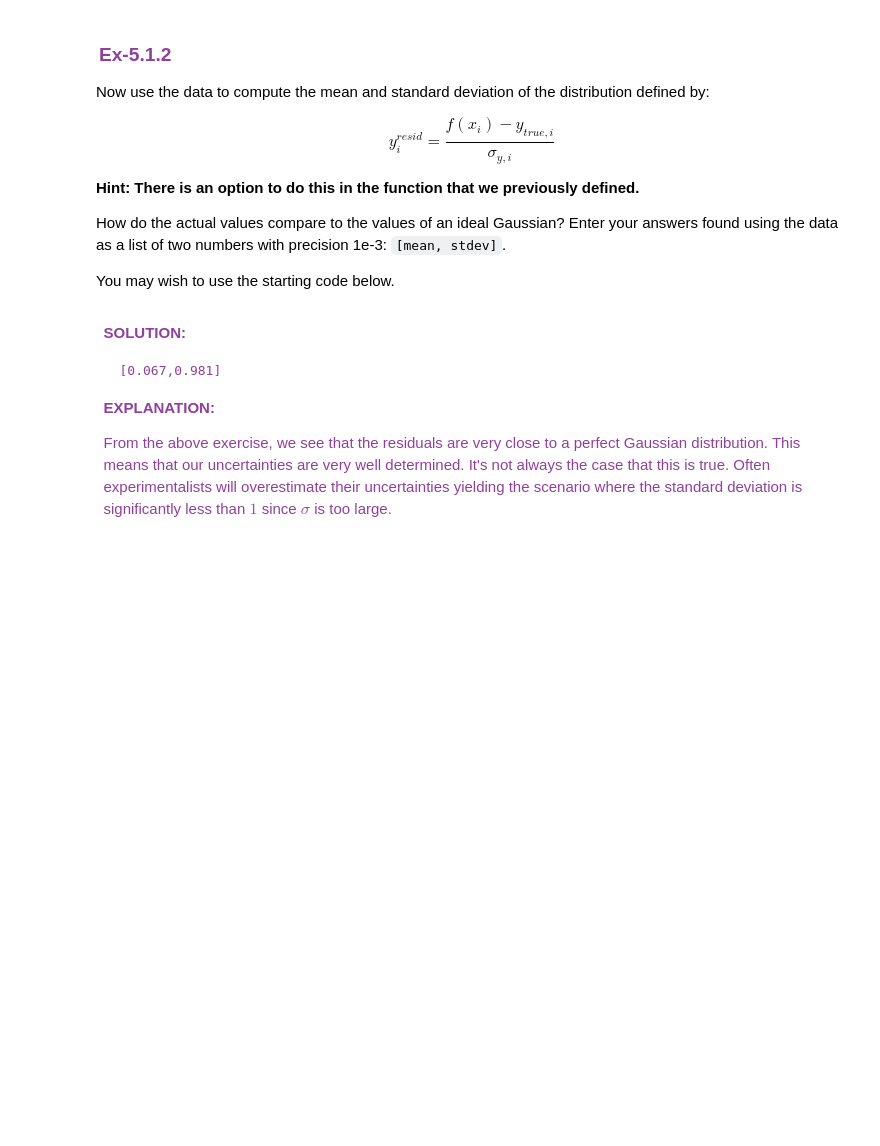
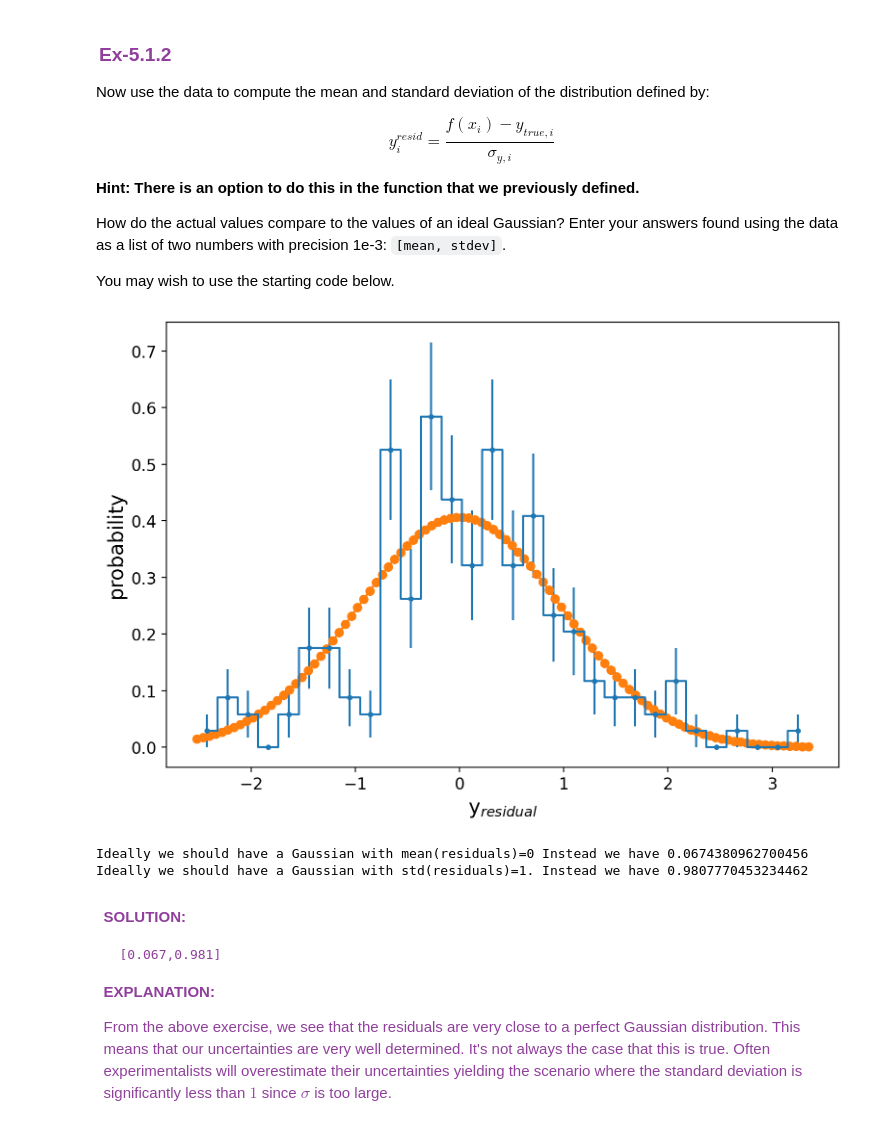
Before and after one commit to mit-physics-data/lectures, a Jupyter notebook: lecture5/8316_L05_MAIN.ipynb, the cells around one changed output. Cells and saved outputs as stored; diff of their text form; code cells hidden in the pictures; blank space fills up the shorter version.

```diff
--- a/lecture5/8316_L05_MAIN.ipynb
+++ b/lecture5/8316_L05_MAIN.ipynb
@@ -348,13 +353,17 @@ You may wish to use the starting code below.
 # %%
 #>>>EXERCISE
 # Use this cell for drafting your solution (if desired),
 # then enter your solution in the interactive problem online to be graded.
 
-residuals=##INSERT CODE HERE##
+residuals=residual(linear,[A,b],distance,distance_err)
 plotHist(residuals)
 
 print("Ideally we should have a Gaussian with mean(residuals)=0 Instead we have",residuals.mean())
 print("Ideally we should have a Gaussian with std(residuals)=1. Instead we have",residuals.std())
+# %% [output]
+[figure, added]
+Ideally we should have a Gaussian with mean(residuals)=0 Instead we have 0.0674380962700456
+Ideally we should have a Gaussian with std(residuals)=1. Instead we have 0.9807770453234462
 # %%
 #>>>SOLUTION
 
```
Also changed, not shown: parts of 16 cells of this notebook.
